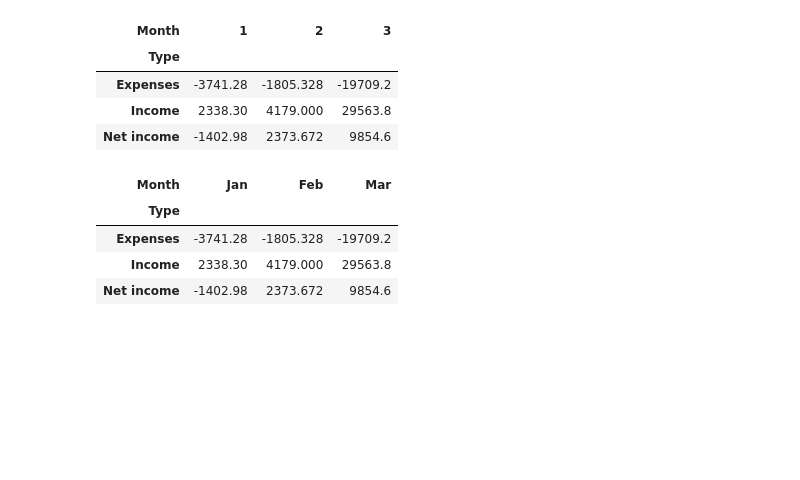
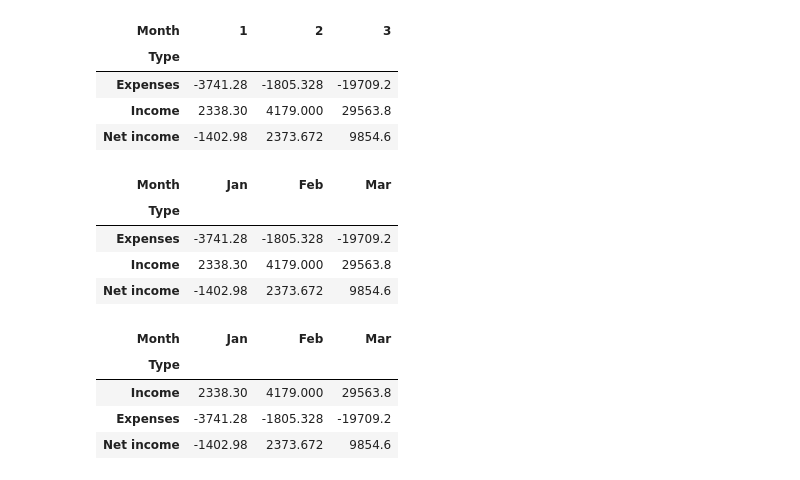
Before and after one commit to mirceamesesan/financial-dashboards, a Jupyter notebook: explorations/collecting_data.ipynb, the cells around one changed output. Cells and saved outputs as stored; diff of their text form; code cells hidden in the pictures; blank space fills up the shorter version.

Commit message:
income statement

```diff
--- a/explorations/collecting_data.ipynb
+++ b/explorations/collecting_data.ipynb
@@ -214,3 +214,14 @@ income_statement
 | Expenses | -3741.28 | -1805.328 | -19709.2 |
 | Income | 2338.30 | 4179.000 | 29563.8 |
 | Net income | -1402.98 | 2373.672 | 9854.6 |
+# %%
+# rearrange the rows as follows: Income, Expenses, Net income
+income_statement = income_statement.reindex(['Income', 'Expenses', 'Net income'])
+# %%
+income_statement
+# %% [output]
+| Month | Jan | Feb | Mar |
+| Type |  |  |  |
+| Income | 2338.30 | 4179.000 | 29563.8 |
+| Expenses | -3741.28 | -1805.328 | -19709.2 |
+| Net income | -1402.98 | 2373.672 | 9854.6 |
```
